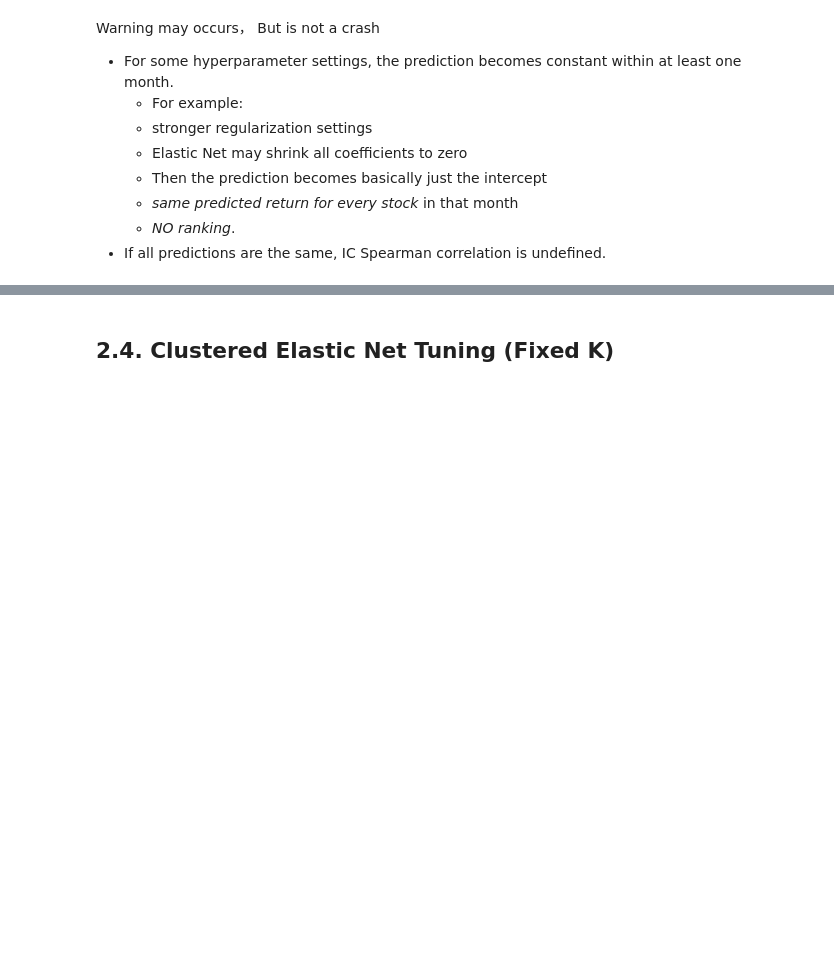
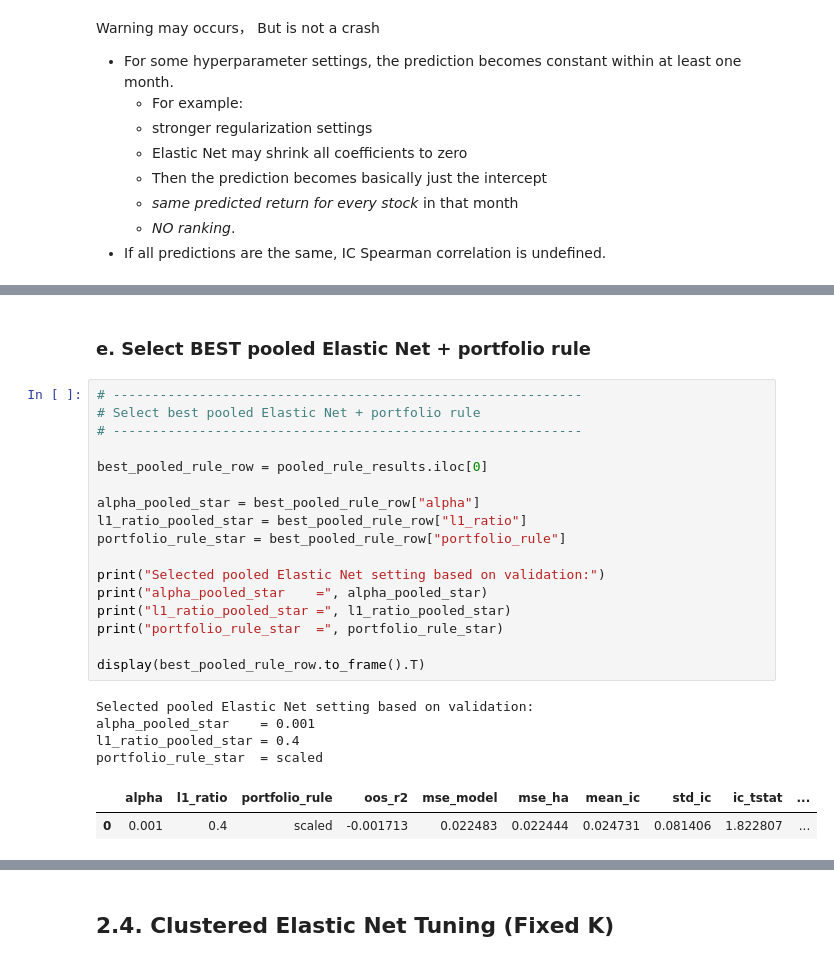
Before and after one commit to JackyJacky1029/FINA-4713-Group-9-Project, a Jupyter notebook: jkp_project.ipynb, the cells around one changed output, grey strips where cells are left out. Saved outputs shown, nothing was run; the diff lists cells and outputs as text; blank space fills up the shorter version.

```diff
--- a/jkp_project.ipynb
+++ b/jkp_project.ipynb
@@ -2685,0 +3149,26 @@ Running pooled Elastic Net: alpha=0.01, l1_ratio=0.7
+# %% [markdown]
+### e. Select BEST pooled Elastic Net + portfolio rule
+# %%
+# ------------------------------------------------------------
+# Select best pooled Elastic Net + portfolio rule
+# ------------------------------------------------------------
+
+best_pooled_rule_row = pooled_rule_results.iloc[0]
+
+alpha_pooled_star = best_pooled_rule_row["alpha"]
+l1_ratio_pooled_star = best_pooled_rule_row["l1_ratio"]
+portfolio_rule_star = best_pooled_rule_row["portfolio_rule"]
+
+print("Selected pooled Elastic Net setting based on validation:")
+print("alpha_pooled_star    =", alpha_pooled_star)
+print("l1_ratio_pooled_star =", l1_ratio_pooled_star)
+print("portfolio_rule_star  =", portfolio_rule_star)
+
+display(best_pooled_rule_row.to_frame().T)
+# %% [output]
+Selected pooled Elastic Net setting based on validation:
+alpha_pooled_star    = 0.001
+l1_ratio_pooled_star = 0.4
+portfolio_rule_star  = scaled
+|  | alpha | l1_ratio | portfolio_rule | oos_r2 | mse_model | mse_ha | mean_ic | std_ic | ic_tstat | ... |
+| 0 | 0.001 | 0.4 | scaled | -0.001713 | 0.022483 | 0.022444 | 0.024731 | 0.081406 | 1.822807 | ... |
```
Also changed, not shown: parts of 33 cells of this notebook.
